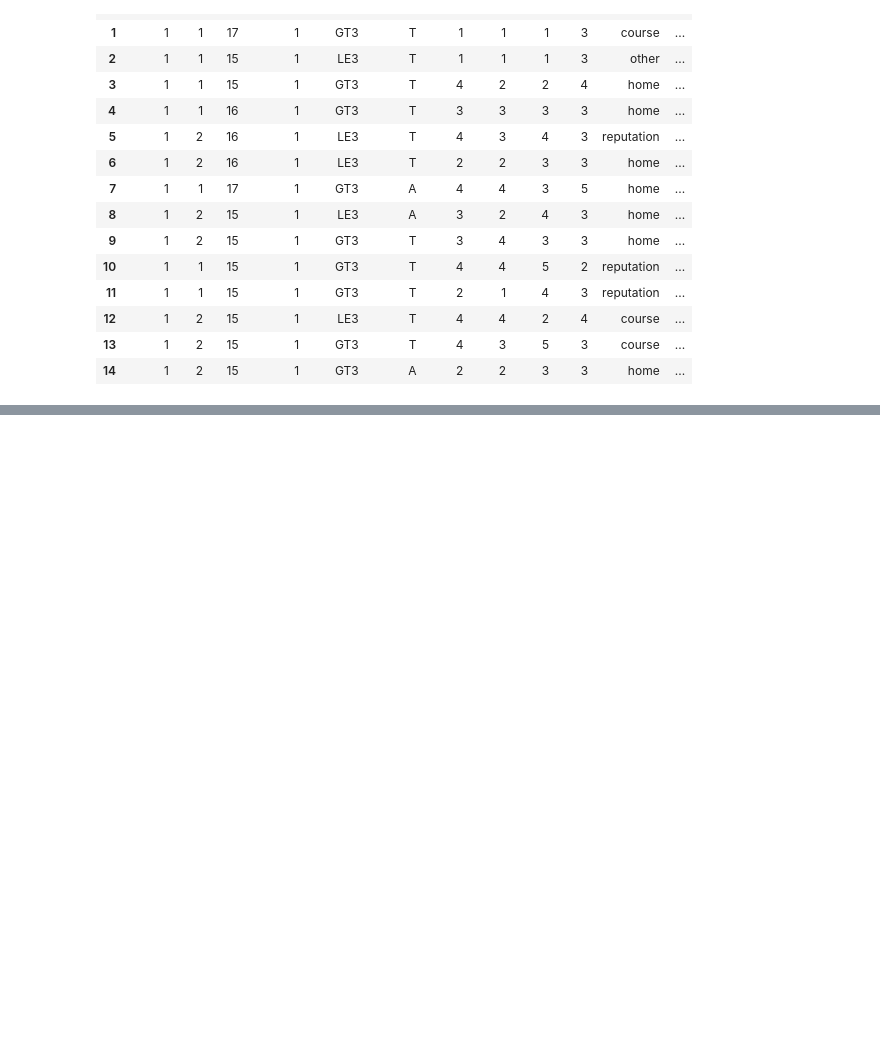
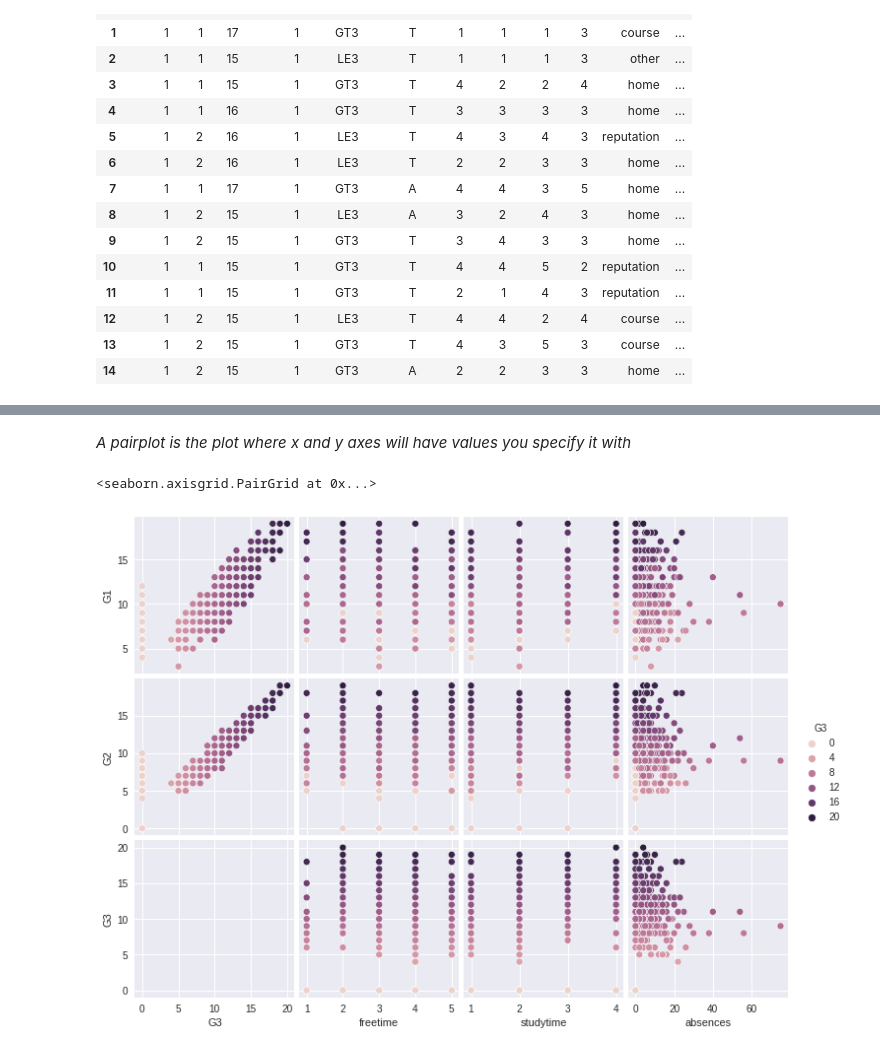
Before and after one commit to Manvi1203/Basic-ML-Projects-, a Jupyter notebook: 02_EDA.ipynb, the cells around one changed output, grey strips where cells are left out. Cells and saved outputs as stored; diff of their text form; code cells hidden in the pictures; blank space fills up the shorter version.

```diff
--- a/02_EDA.ipynb
+++ b/02_EDA.ipynb
@@ -113,0 +151,11 @@ mathData.head(15)
+# %% [markdown]
+*A pairplot is the plot where x and y axes will have values you specify it with*
+# %%
+sns.pairplot(mathData,
+             x_vars = [ 'G3', 'freetime', 'studytime', 'absences' ],
+             y_vars = ['G1', 'G2', 'G3'],
+       diag_kind='kde', hue='G3'
+             )
+# %% [output]
+<seaborn.axisgrid.PairGrid at 0x...>
+[figure, added]
```
Also changed, not shown: parts of 11 cells of this notebook.
